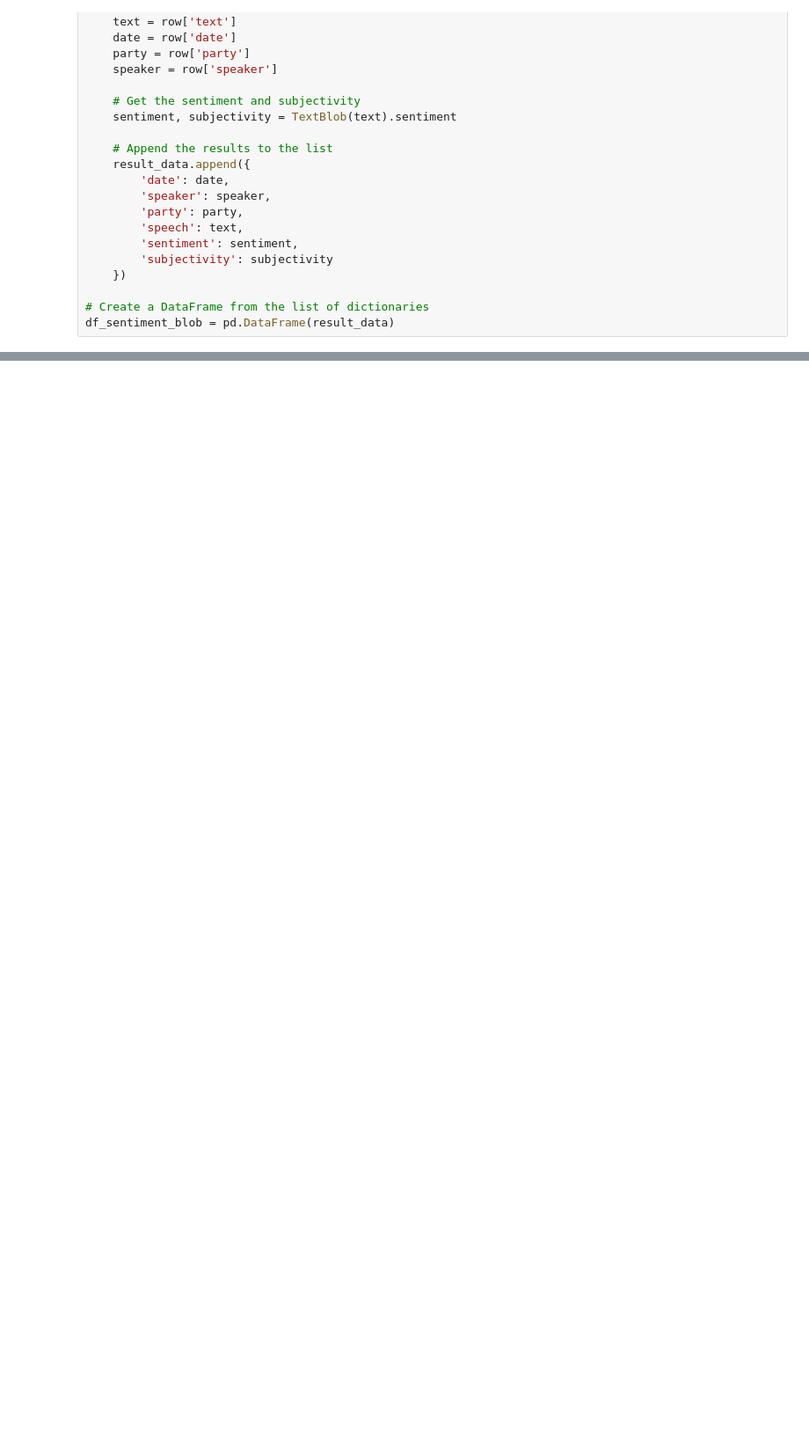
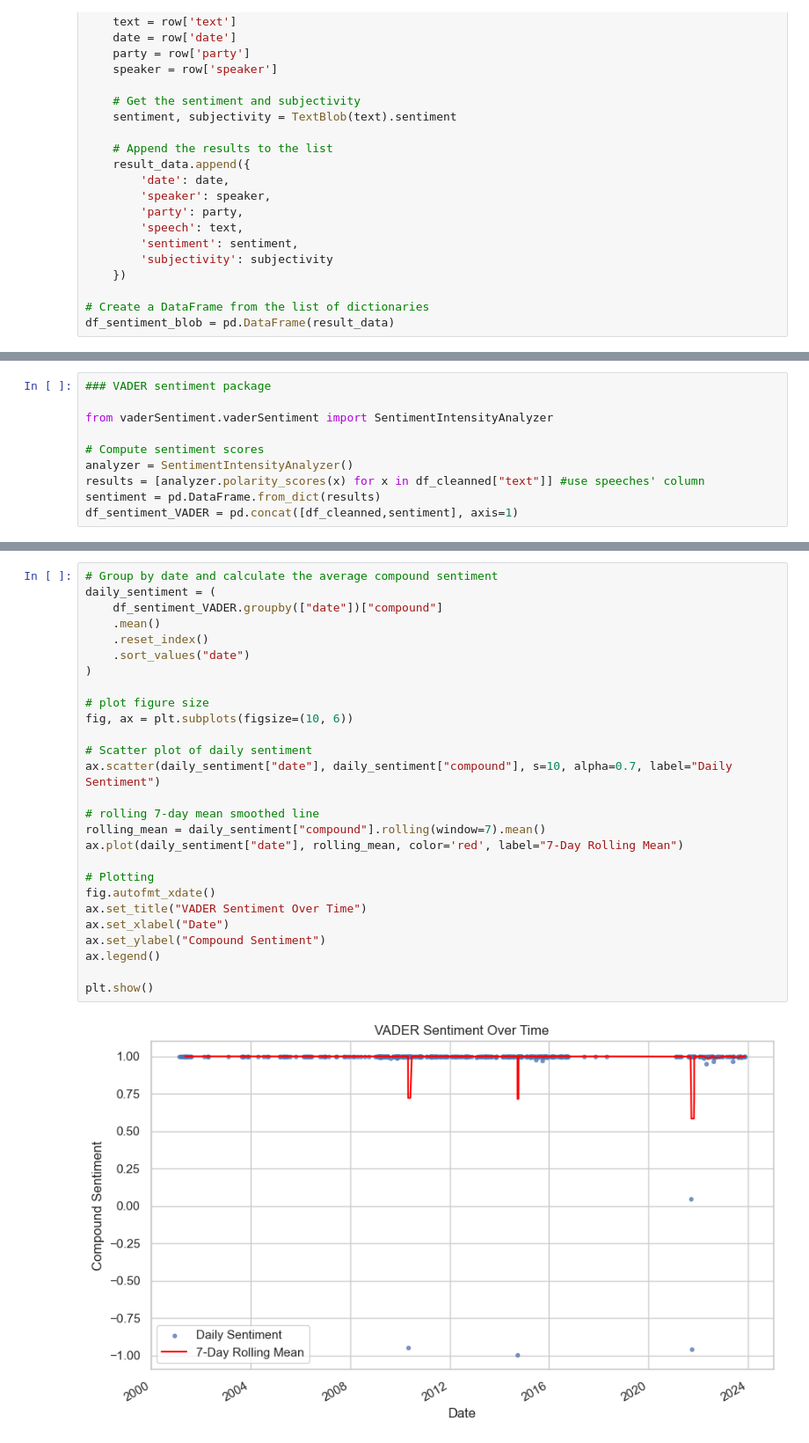
Before and after one commit to Alvaroguijarro97/text_as_data_final_project, a Jupyter notebook: sentiment_evaluation.ipynb, the cells around one changed output, grey strips where cells are left out. Shown at 88% size. Cells and saved outputs as stored; diff of their text form; blank space fills up the shorter version.

```diff
--- a/sentiment_evaluation.ipynb
+++ b/sentiment_evaluation.ipynb
@@ -183,3 +150,13 @@ George W. Bush from Republican gave a speech on 2002-04-22 00:00:00 with sentime
 
 George W. Bush from Republican gave a speech on 2004-04-22 00:00:00 with sentiment 0.2981 and subjectivity 0.5661. The speech was:
   Thank you all for coming. Welcome. Please be seated. Welcome to the East Garden. We're glad you're here. This is a perfect place to honor some of America's finest young stewards of the environment.  ...
+# %%
+### VADER sentiment package
+
+from vaderSentiment.vaderSentiment import SentimentIntensityAnalyzer
+
+# Compute sentiment scores
+analyzer = SentimentIntensityAnalyzer()
+results = [analyzer.polarity_scores(x) for x in df_cleanned["text"]] #use speeches' column
+sentiment = pd.DataFrame.from_dict(results)
+df_sentiment_VADER = pd.concat([df_cleanned,sentiment], axis=1)
@@ -185,0 +170,29 @@ George W. Bush from Republican gave a speech on 2004-04-22 00:00:00 with sentime
+# %%
+# Group by date and calculate the average compound sentiment
+daily_sentiment = (
+    df_sentiment_VADER.groupby(["date"])["compound"]
+    .mean()
+    .reset_index()
+    .sort_values("date")
+)
+
+# plot figure size
+fig, ax = plt.subplots(figsize=(10, 6))
+
+# Scatter plot of daily sentiment
+ax.scatter(daily_sentiment["date"], daily_sentiment["compound"], s=10, alpha=0.7, label="Daily Sentiment")
+
+# rolling 7-day mean smoothed line
+rolling_mean = daily_sentiment["compound"].rolling(window=7).mean()
+ax.plot(daily_sentiment["date"], rolling_mean, color='red', label="7-Day Rolling Mean")
+
+# Plotting
+fig.autofmt_xdate()
+ax.set_title("VADER Sentiment Over Time")
+ax.set_xlabel("Date")
+ax.set_ylabel("Compound Sentiment")
+ax.legend()
+
+plt.show()
+# %% [output]
+[figure, added]
```
Also changed, not shown: parts of 8 cells of this notebook.
